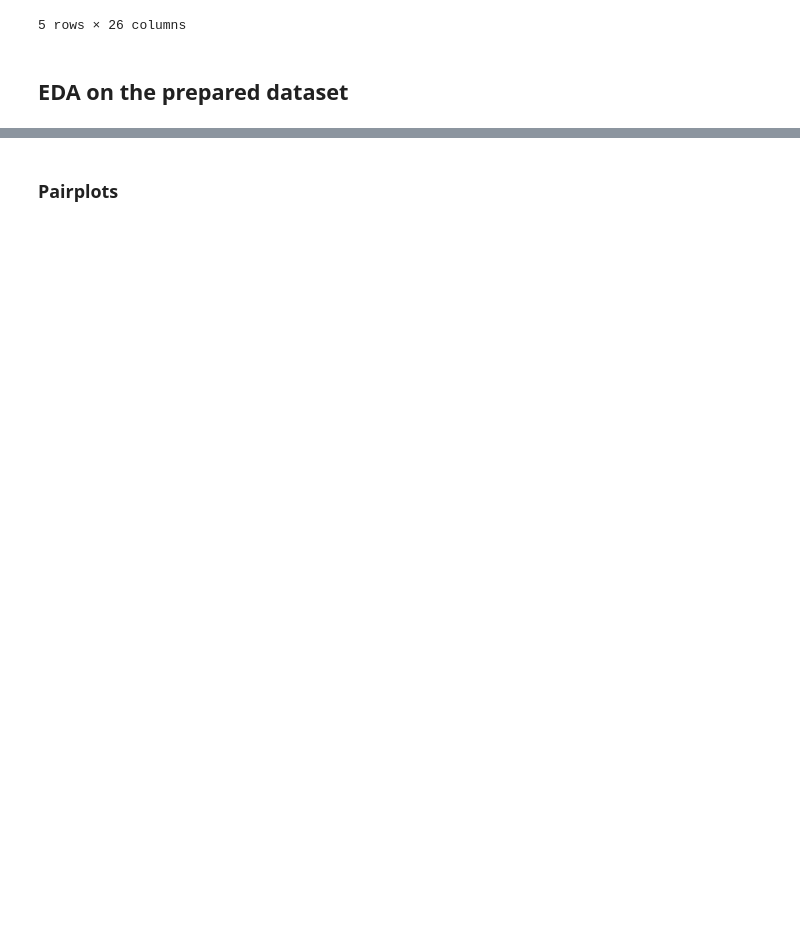
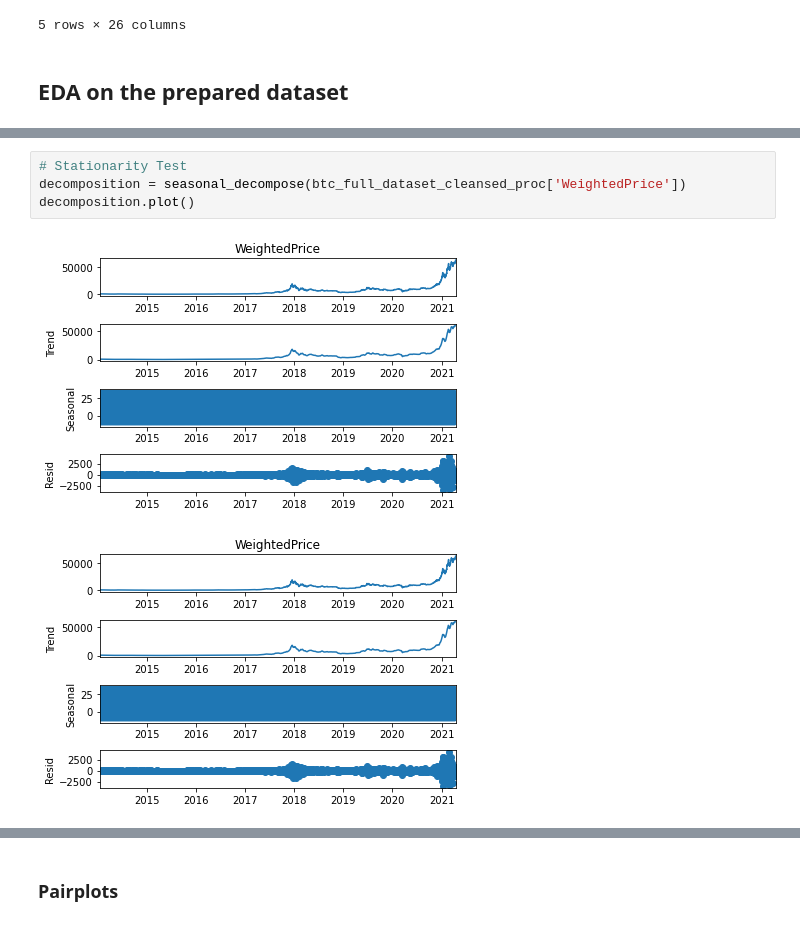
Before and after one commit to akosredey/crypto-project, a Jupyter notebook: 01_Crypto_EDA/Crypto_Project_Slim.ipynb, the cells around one changed output, grey strips where cells are left out. Saved outputs shown, nothing was run; the diff lists cells and outputs as text; blank space fills up the shorter version.

```diff
--- a/01_Crypto_EDA/Crypto_Project_Slim.ipynb
+++ b/01_Crypto_EDA/Crypto_Project_Slim.ipynb
@@ -1386,0 +1432,7 @@ plt.show()
+# %%
+# Stationarity Test
+decomposition = seasonal_decompose(btc_full_dataset_cleansed_proc['WeightedPrice'])
+decomposition.plot()
+# %% [output]
+[figure, added]
+[figure, added]
```
Also changed, not shown: parts of 74 cells of this notebook, 48 other files.
